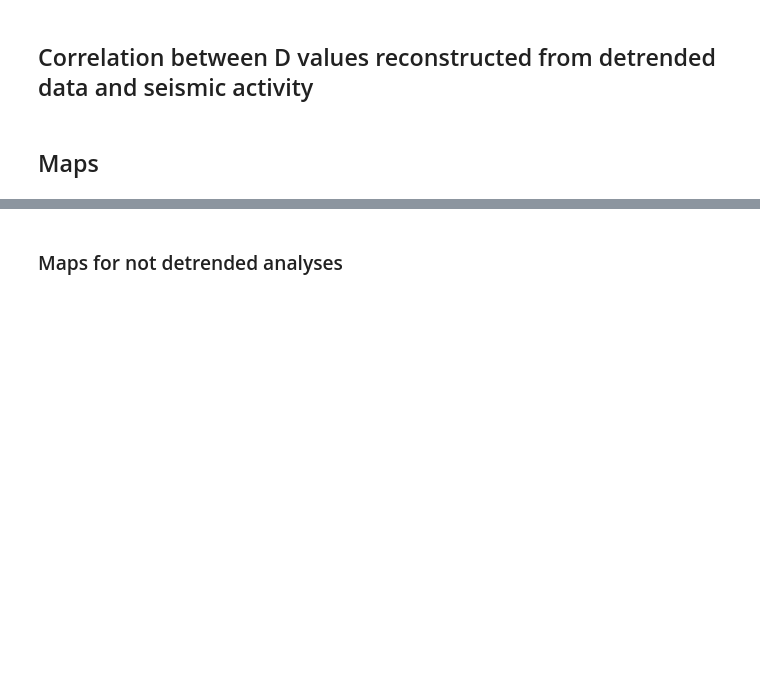
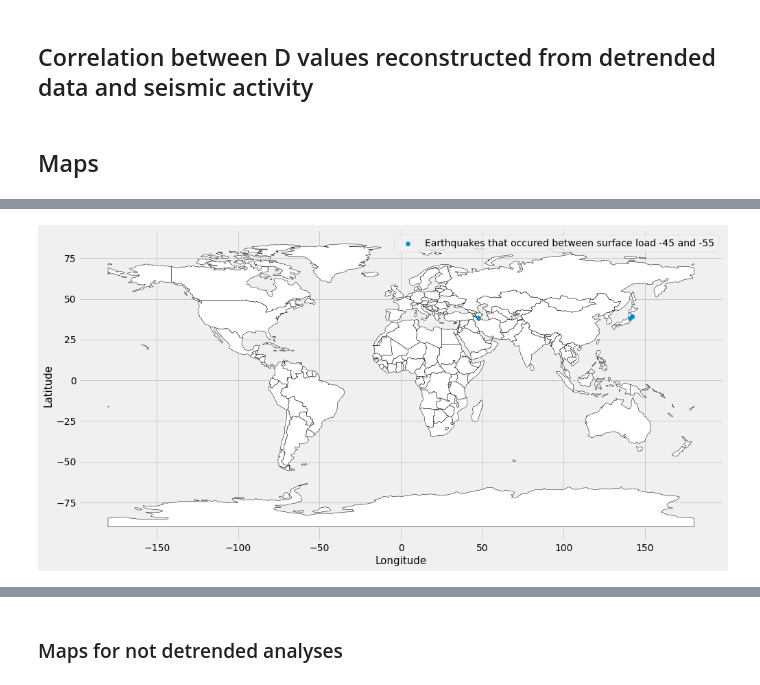
Before and after one commit to epic-research-group/surface-load-quakes, a Jupyter notebook: surface-load-earthquake-relationship.ipynb, the cells around one changed output, grey strips where cells are left out. Drawn from its saved outputs; the diff is of its cells as text; code cells hidden in the pictures; blank space fills up the shorter version.

```diff
--- a/surface-load-earthquake-relationship.ipynb
+++ b/surface-load-earthquake-relationship.ipynb
@@ -230,0 +232,15 @@ plt.show()
+# %%
+df_bigmass = catalog[(-45 > catalog['dmass']) & (catalog['dmass'] < -55)]
+gdf = gpd.GeoDataFrame(df_bigmass,
+                        geometry=gpd.points_from_xy(df_bigmass.longitude,
+                                                   df_bigmass.latitude))
+
+world = gpd.read_file(gpd.datasets.get_path('naturalearth_lowres'))
+ax = world.plot(color='white', edgecolor='black', figsize=(15,10))
+gdf.plot(ax=ax, label='Earthquakes that occured between surface load -45 and -55')
+leg = ax.legend()
+ax.set_xlabel('Longitude', fontsize = 15)
+ax.set_ylabel("Latitude", fontsize = 15)
+plt.show()
+# %% [output]
+[figure, added]
```
Also changed, not shown: parts of 8 cells of this notebook.
